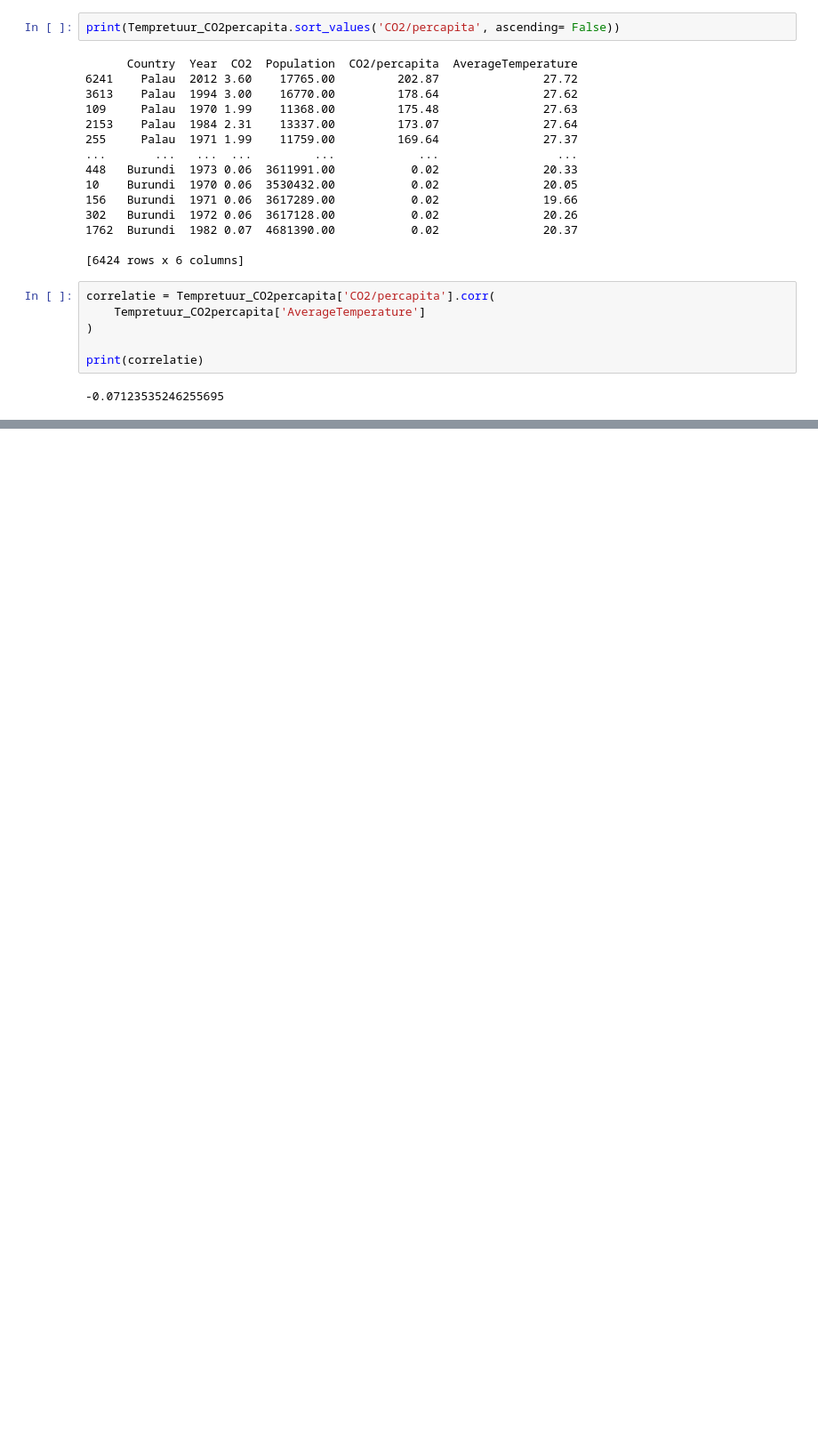
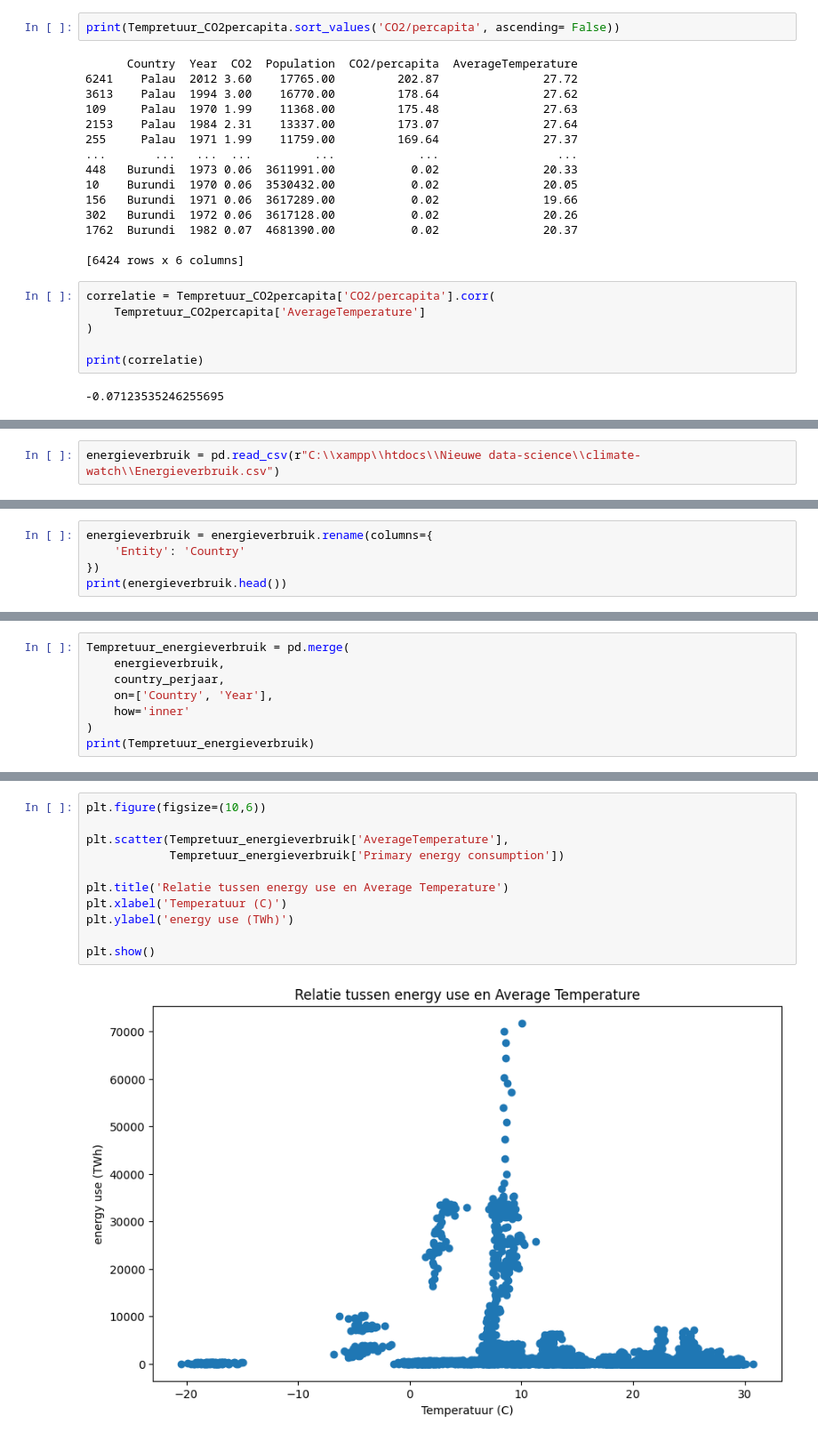
Before and after one commit to rafschmeits/nieuwe-datascience, a Jupyter notebook: climate-watch/climate_watch.ipynb, the cells around one changed output, grey strips where cells are left out. Shown at 89% size. Cells and saved outputs as stored; diff of their text form; blank space fills up the shorter version.

```diff
--- a/climate-watch/climate_watch.ipynb
+++ b/climate-watch/climate_watch.ipynb
@@ -806,0 +1057,2 @@ Name: CO2, dtype: float64
+# %%
+energieverbruik = pd.read_csv(r"C:\\xampp\\htdocs\\Nieuwe data-science\\climate-watch\\Energieverbruik.csv")
@@ -806,0 +1073,5 @@ Name: CO2, dtype: float64
+# %%
+energieverbruik = energieverbruik.rename(columns={
+    'Entity': 'Country'
+})
+print(energieverbruik.head())
@@ -806,0 +1085,8 @@ Name: CO2, dtype: float64
+# %%
+Tempretuur_energieverbruik = pd.merge(
+    energieverbruik,
+    country_perjaar,
+    on=['Country', 'Year'],
+    how='inner'
+)
+print(Tempretuur_energieverbruik)
@@ -806,0 +1108,13 @@ Name: CO2, dtype: float64
+# %%
+plt.figure(figsize=(10,6))
+
+plt.scatter(Tempretuur_energieverbruik['AverageTemperature'],
+            Tempretuur_energieverbruik['Primary energy consumption'])
+
+plt.title('Relatie tussen energy use en Average Temperature')
+plt.xlabel('Temperatuur (C)')
+plt.ylabel('energy use (TWh)')
+
+plt.show()
+# %% [output]
+[figure, added]
```
Also changed, not shown: parts of 32 cells of this notebook, 3 other files.
